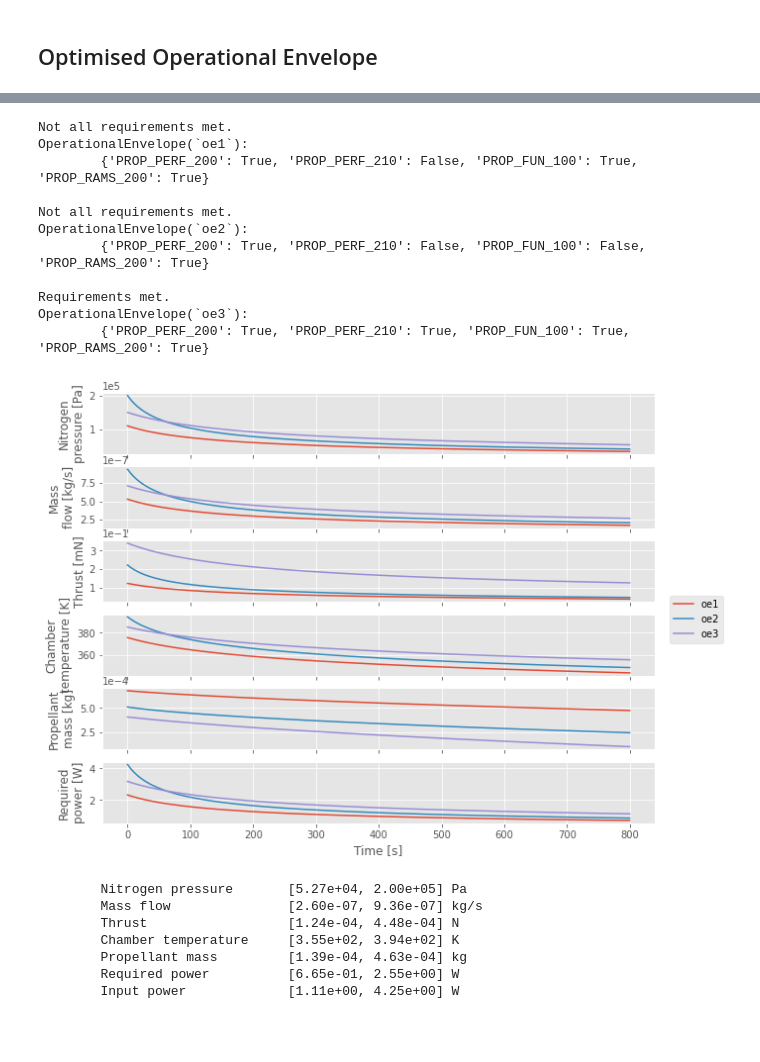
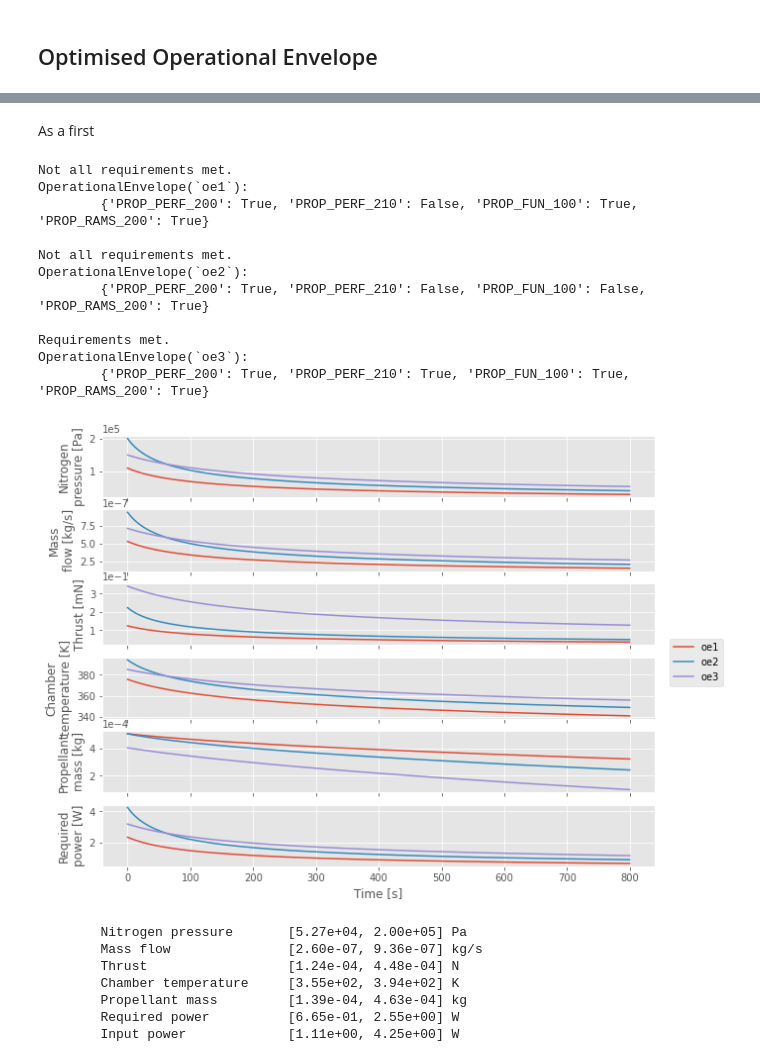
Before and after one commit to wdoppenberg/mp-operational-envelope, a Jupyter notebook: OperationalEnvelope.ipynb, the cells around one changed output, grey strips where cells are left out. Cells and saved outputs as stored; diff of their text form; code cells hidden in the pictures; blank space fills up the shorter version.

```diff
--- a/OperationalEnvelope.ipynb
+++ b/OperationalEnvelope.ipynb
@@ -402,6 +443,8 @@ import matplotlib.pyplot as plt
+# %% [markdown]
+As a first
 # %%
 input_vars1 = dict(
-    l_tube=0.4,
+    l_tube=0.3,
     d_tube=1.57e-3,
     propellant=c.Water,
     p_0=1.1e5,
@@ -424,34 +467,34 @@ input_vars3 = dict(
     l_tube=0.3,
     d_tube=1.57e-3,
     propellant=c.Water,
     p_0=1.5e5,
     V_fraction=0.3,
     C_d=0.66,
     xi_s=0.6
 )
 
 oe1 = OperationalEnvelope(input_vars1, name='oe1')
 oe2 = OperationalEnvelope(input_vars2, name='oe2')
 oe3 = OperationalEnvelope(input_vars3, name='oe3')
 
 dt, t_end = 0.1, 800
 ex = Experiment(oe1, oe2, oe3)
 
 ex.verification(dt, t_end)
 ex.comparison(dt, t_end)
 # %% [output]
 Not all requirements met.
 OperationalEnvelope(`oe1`):
         {'PROP_PERF_200': True, 'PROP_PERF_210': False, 'PROP_FUN_100': True, 'PROP_RAMS_200': True}
 
 Not all requirements met.
 OperationalEnvelope(`oe2`):
         {'PROP_PERF_200': True, 'PROP_PERF_210': False, 'PROP_FUN_100': False, 'PROP_RAMS_200': True}
 
 Requirements met.
 OperationalEnvelope(`oe3`):
         {'PROP_PERF_200': True, 'PROP_PERF_210': True, 'PROP_FUN_100': True, 'PROP_RAMS_200': True}
-[figure, old version]
+[figure, new version]
 # %%
 oe3.describe()
 # %% [output]
```
Also changed, not shown: parts of 9 cells of this notebook.
